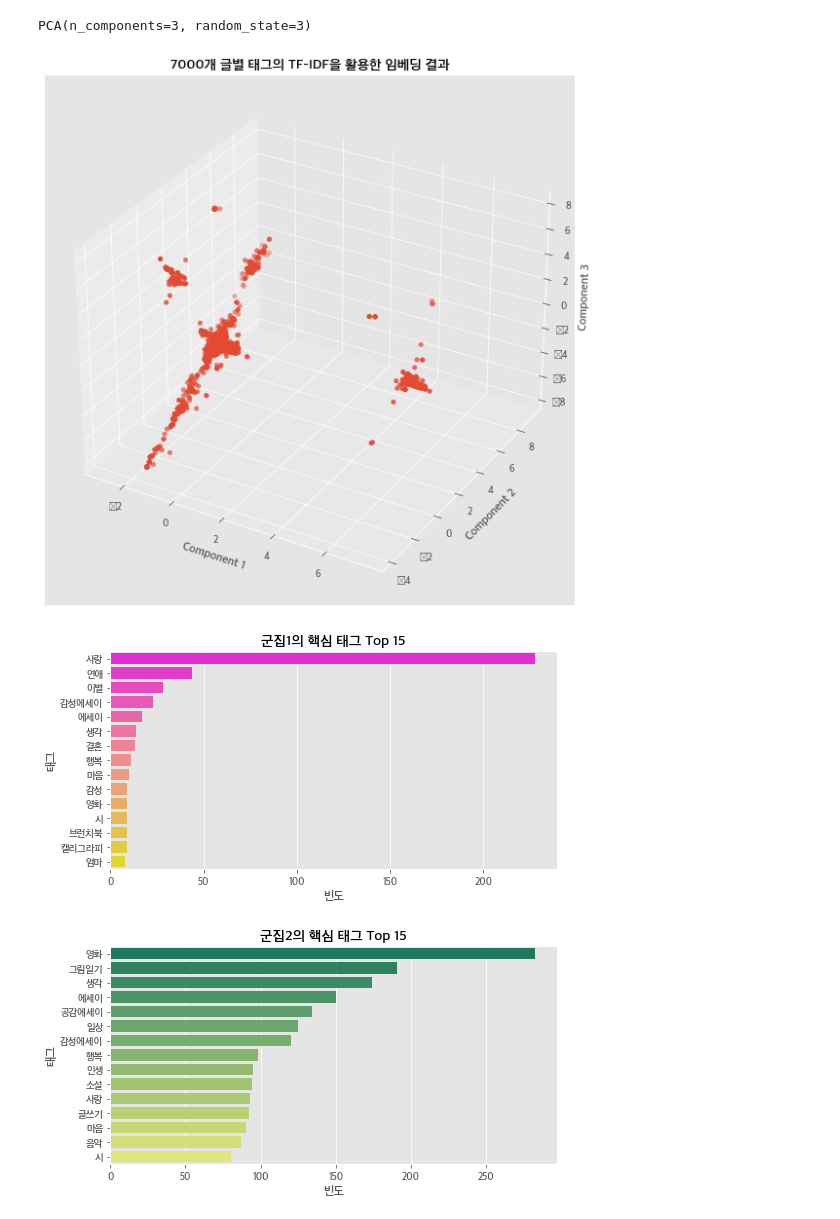
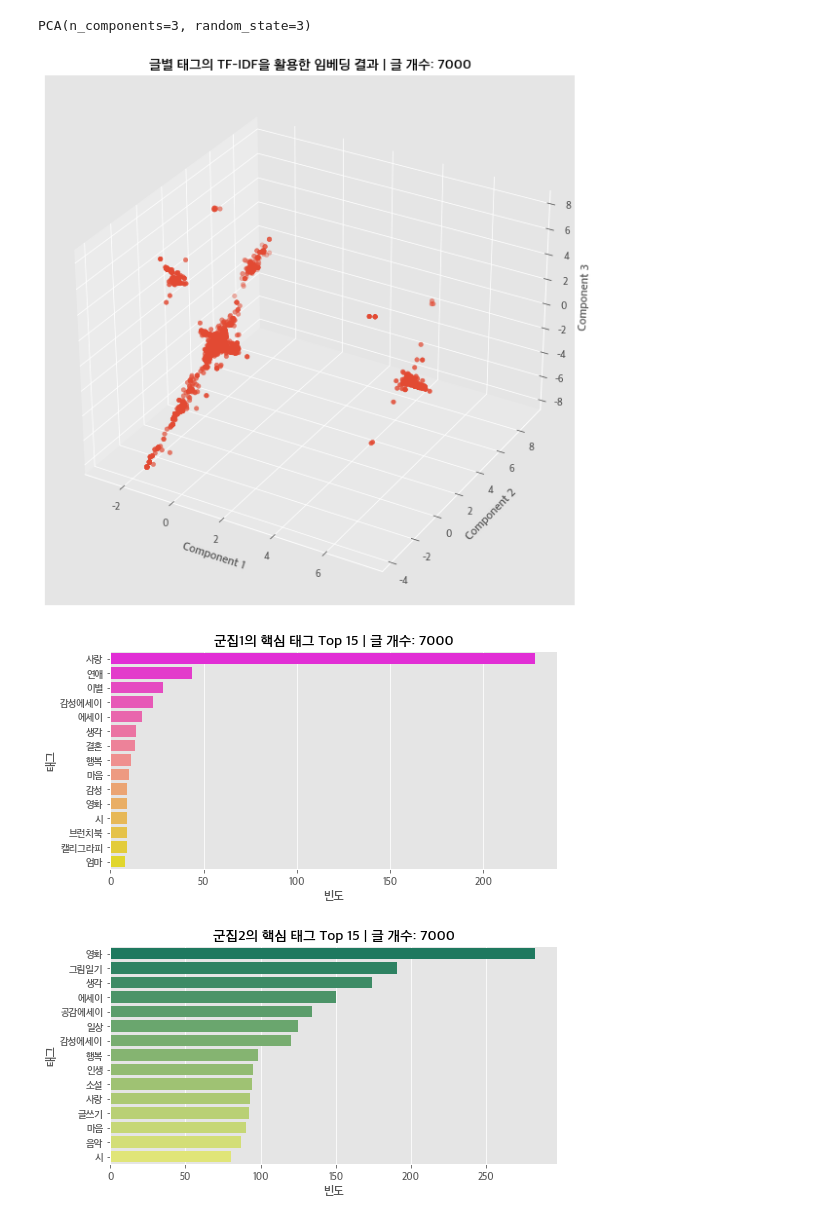
Before and after one commit to ilovemyminutes/KakaoBrunchRS, a Jupyter notebook: notebooks/EDA - TFIDF.ipynb, the cells around one changed output. Drawn from its saved outputs; the diff is of its cells as text; code cells hidden in the pictures.

```diff
--- a/notebooks/EDA - TFIDF.ipynb
+++ b/notebooks/EDA - TFIDF.ipynb
@@ -11,10 +11,19 @@ sys.path.insert(0, '../')
 import pandas as pd
 import numpy as np
 from sklearn.feature_extraction.text import TfidfVectorizer
+from sklearn.decomposition import PCA
 
+import matplotlib
 import matplotlib.pyplot as plt
+import matplotlib.font_manager as fm
 import seaborn as sns
+path = r'C:\Users\iloveslowfood\Desktop\iloveslowfood\etc\fonts\AppleSDGothicNeo\AppleSDGothicNeoSB.ttf'
+font_name = fm.FontProperties(fname=path, size=50).get_name()
+matplotlib.rcParams['axes.unicode_minus'] = False
+plt.rc('font', family=font_name)
 plt.style.use('ggplot')
+print(font_name)
 
 import networkx as nx
 from modules.load_data import load
+from modules.tf_idf import get_tfidf
@@ -44,24 +38,3 @@ metadata_core.columns, metadata_core.shape
         'sub_title', 'reg_ts', 'article_id', 'post_id'],
        dtype='object'),
  (573039, 9))
-# %%
-# 문자열 형태로 저장된 리스트를 리스트로 인식되도록 복구
-def str2list(strlist: str) -> list:
-    listed = ast.literal_eval(strlist)
-    return listed
-
-metadata_core['keyword_list'] = metadata_core['keyword_list'].apply(lambda x: str2list(x))
-# %%
-# 태그별 빈도 파악
-def squeeze(arr: list) -> list:
-    '''2차원 리스트를 1차원으로 squeeze'''
-    result = []
-    for l in arr:
-        if len(l) > 0 and isinstance(l, list):
-            result.extend(l)
-        elif not isinstance(l, list):
-            result.append(l)
-    return result
-
-kwd_counts = pd.Series(squeeze(metadata_core['keyword_list'].tolist())).value_counts()
-vocab7000 = kwd_counts.index.tolist()
@@ -155,11 +132,11 @@ ax.set_xlabel('Component 1')
 ax.set_ylabel('Component 2')
 ax.set_zlabel('Component 3')
 # plt.tight_layout()
-plt.title('7000개 글별 태그의 TF-IDF을 활용한 임베딩 결과')
-plt.savefig('./plots/7000개 글별 태그의 TF-IDF을 활용한 임베딩 결과.png', dpi=300)
+plt.title('글별 태그의 TF-IDF을 활용한 임베딩 결과 | 글 개수: 7000')
+plt.savefig('./plots/(7000)글별 태그의 TF-IDF을 활용한 임베딩 결과.png', dpi=300)
 plt.show()
 # %% [output]
-[figure, old version]
+[figure, new version]
 # %%
 group1 = metadata_pca[(metadata_pca['comp1'] < -2)].index.tolist()
 group2 = metadata_pca[(metadata_pca['comp1'] >= -2) & (metadata_pca['comp1'] < 2)].index.tolist()
@@ -175,19 +152,19 @@ main_kwd_g3 = keyword_freq_g3.head(15).to_frame().reset_index().rename({'index':
 # %%
 plt.figure(figsize=(8, 4))
 sns.barplot(y='태그', x='빈도', data=main_kwd_g1, palette='spring')
-plt.title('군집1의 핵심 태그 Top 15')
-plt.savefig('./plots/군집1의 핵심 태그 Top 15.png', dpi=300)
+plt.title('군집1의 핵심 태그 Top 15 | 글 개수: 7000')
+plt.savefig('./plots/(7000)군집1의 핵심 태그 Top 15.png', dpi=300)
 plt.show()
 # %% [output]
-[figure, old version]
+[figure, new version]
 # %%
 plt.figure(figsize=(8, 4))
 sns.barplot(y='태그', x='빈도', data=main_kwd_g2, palette='summer')
-plt.title('군집2의 핵심 태그 Top 15')
-plt.savefig('./plots/군집2의 핵심 태그 Top 15.png', dpi=300)
+plt.title('군집2의 핵심 태그 Top 15 | 글 개수: 7000')
+plt.savefig('./plots/(7000)군집2의 핵심 태그 Top 15.png', dpi=300)
 plt.show()
 # %% [output]
-[figure, old version]
+[figure, new version]
 # %%
 plt.figure(figsize=(8, 4))
 sns.barplot(y='태그', x='빈도', data=main_kwd_g3, palette='winter')
```
Also changed, not shown: parts of 10 cells of this notebook, 20 other files.
